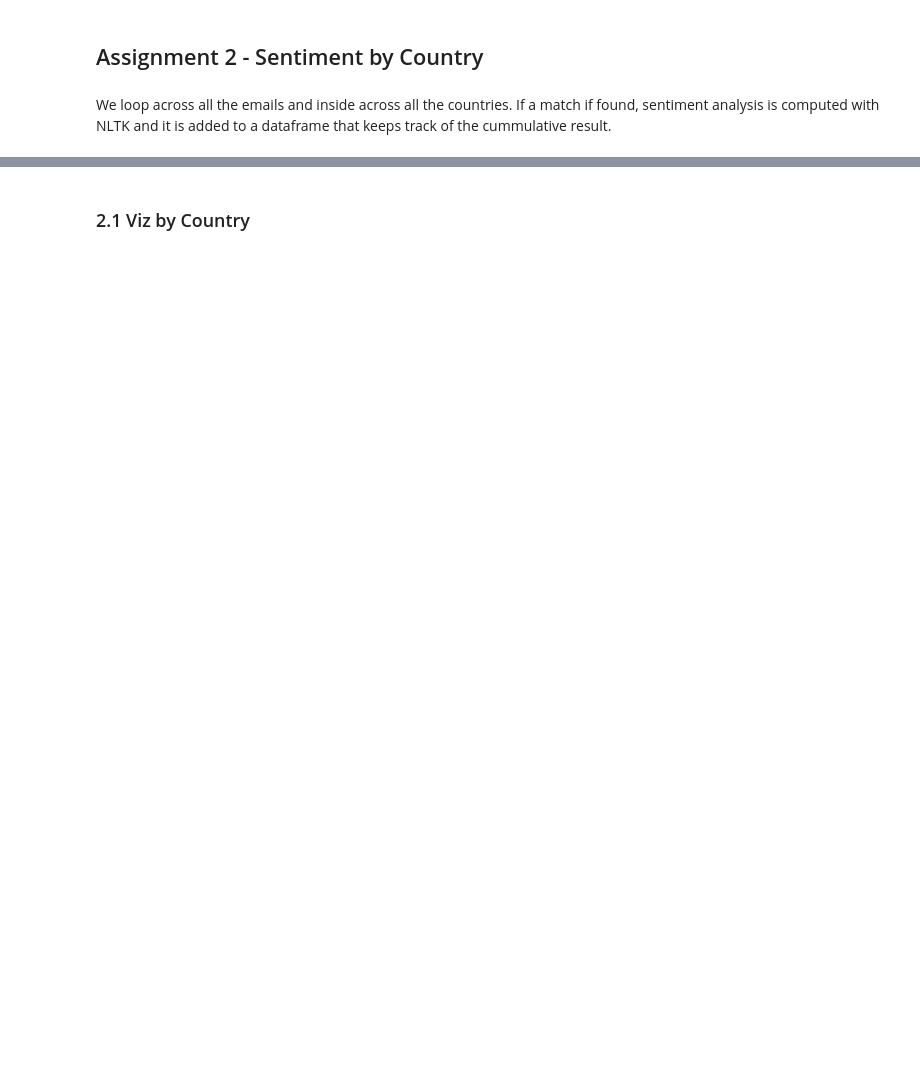
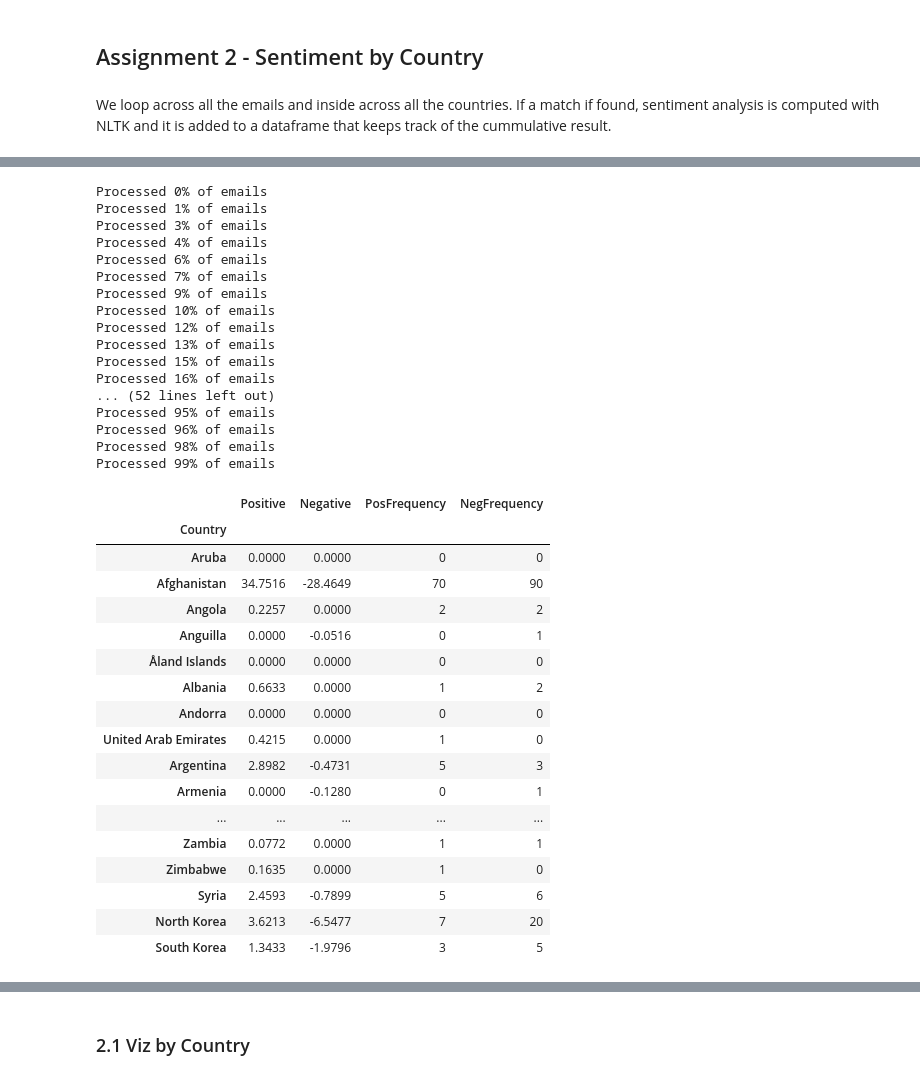
Before and after one commit to vidit09/ada-homework, a Jupyter notebook: 05 - Taming Text/Taming Text.ipynb, the cells around one changed output, grey strips where cells are left out. Drawn from its saved outputs; the diff is of its cells as text; code cells hidden in the pictures; blank space fills up the shorter version.

```diff
--- a/05 - Taming Text/Taming Text.ipynb
+++ b/05 - Taming Text/Taming Text.ipynb
@@ -275,0 +173,20 @@ Processed 99.38% of emails
+# %%
+def get_countries(body):
+
+    exception = ['RE','TO','NO','AM','PM', 'VA', 'LA', 'FM', 'MP'] #abbreviation which can cause conflicts with the terms used in email.
+
+    countries = []
+    for country in country_list:
+
+        if ' ' + country[0] + ' ' in body: #search by exact name
+            countries.append(country[0])
+        elif ' ' + country[0].lower() + ' ' in body: #search by exact name in lower case
+            countries.append(country[0])
+        elif ' ' + country[0].split(',',1)[0] + ' ' in body: #search by first name
+            countries.append(country[0])
+        elif ' ' + country[0].lower().split(',',1)[0] + ' ' in body: #search by first name in lower case
+            countries.append(country[0])
+        elif country[1] not in exception and ' ' + country[1] + ' '  in body:  #search by abbreviation
+            countries.append(country[0])
+
+    return countries
@@ -275,0 +195,15 @@ Processed 99.38% of emails
+# %%
+def update_feeling(scompound,df_countries,name):
+    if scompound > 0.0:
+        column = ['Positive', 'PosFrequency']
+    else:
+        column = ['Negative', 'NegFrequency']
+
+    sc_old = df_countries.ix[name, column[0]]
+    freq = df_countries.ix[name, column[1]]
+    sc_new = sc_old + scompound
+
+    df_countries2 = df_countries.set_value(name, column[0], sc_new)
+    df_countries2 = df_countries.set_value(name, column[1], freq + 1)
+
+    return df_countries2
@@ -275,0 +227,45 @@ Processed 99.38% of emails
+# %%
+for indx, email in enumerate(body):
+    if indx%100 == 0:
+        print("Processed {}% of emails".format(round(100*indx/len(body))))
+    for line in nltk.sent_tokenize(email):
+        scompound = sid.polarity_scores(line)['compound']
+        df_countries = update_feeling(scompound,df_countries,get_countries(line))
+
+df_countries
+# %% [output]
+Processed 0% of emails
+Processed 1% of emails
+Processed 3% of emails
+Processed 4% of emails
+Processed 6% of emails
+Processed 7% of emails
+Processed 9% of emails
+Processed 10% of emails
+Processed 12% of emails
+Processed 13% of emails
+Processed 15% of emails
+Processed 16% of emails
+... (52 lines left out)
+Processed 95% of emails
+Processed 96% of emails
+Processed 98% of emails
+Processed 99% of emails
+|  | Positive | Negative | PosFrequency | NegFrequency |
+| Country |  |  |  |  |
+| Aruba | 0.0000 | 0.0000 | 0 | 0 |
+| Afghanistan | 34.7516 | -28.4649 | 70 | 90 |
+| Angola | 0.2257 | 0.0000 | 2 | 2 |
+| Anguilla | 0.0000 | -0.0516 | 0 | 1 |
+| Åland Islands | 0.0000 | 0.0000 | 0 | 0 |
+| Albania | 0.6633 | 0.0000 | 1 | 2 |
+| Andorra | 0.0000 | 0.0000 | 0 | 0 |
+| United Arab Emirates | 0.4215 | 0.0000 | 1 | 0 |
+| Argentina | 2.8982 | -0.4731 | 5 | 3 |
+| Armenia | 0.0000 | -0.1280 | 0 | 1 |
+| ... | ... | ... | ... | ... |
+| Zambia | 0.0772 | 0.0000 | 1 | 1 |
+| Zimbabwe | 0.1635 | 0.0000 | 1 | 0 |
+| Syria | 2.4593 | -0.7899 | 5 | 6 |
+| North Korea | 3.6213 | -6.5477 | 7 | 20 |
+| South Korea | 1.3433 | -1.9796 | 3 | 5 |
```
Also changed, not shown: parts of 61 cells of this notebook.
